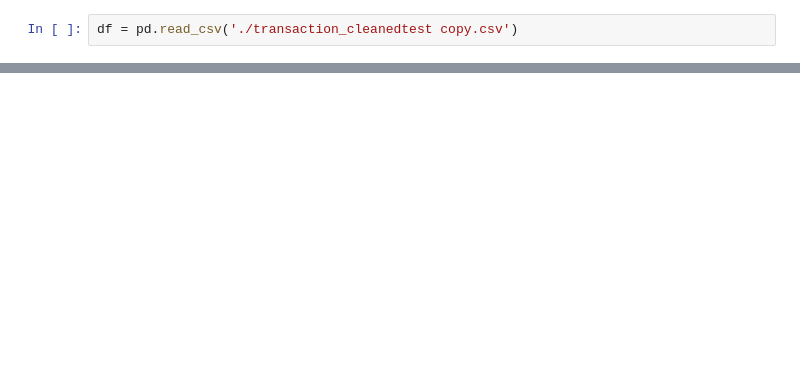
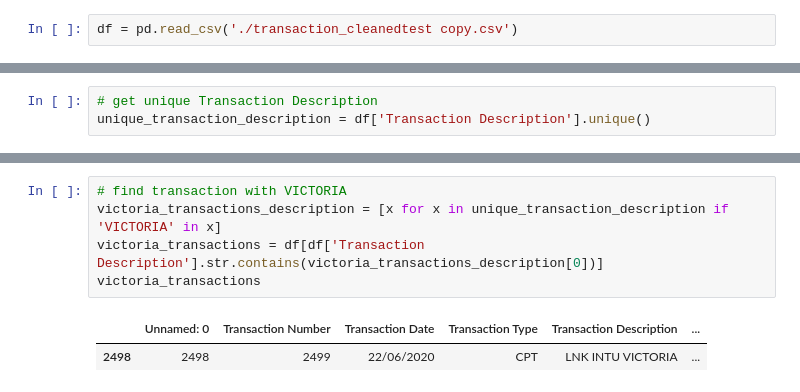
Before and after one commit to TomTomMao/summer-project-msc, a Jupyter notebook: pythonServer/data/data.ipynb, the cells around one changed output, grey strips where cells are left out. Cells and saved outputs as stored; diff of their text form; blank space fills up the shorter version.

Commit message:
add search table row feature

```diff
--- a/pythonServer/data/data.ipynb
+++ b/pythonServer/data/data.ipynb
@@ -24,0 +18,3 @@ df.groupby('Transaction Date').count().sort_values(by='Transaction Number', asce
+# %%
+# get unique Transaction Description
+unique_transaction_description = df['Transaction Description'].unique()
@@ -24,0 +137,8 @@ df.groupby('Transaction Date').count().sort_values(by='Transaction Number', asce
+# %%
+# find transaction with VICTORIA
+victoria_transactions_description = [x for x in unique_transaction_description if 'VICTORIA' in x]
+victoria_transactions = df[df['Transaction Description'].str.contains(victoria_transactions_description[0])]
+victoria_transactions
+# %% [output]
+|  | Unnamed: 0 | Transaction Number | Transaction Date | Transaction Type | Transaction Description | ... |
+| 2498 | 2498 | 2499 | 22/06/2020 | CPT | LNK INTU VICTORIA | ... |
```
Also changed, not shown: parts of 13 cells of this notebook, 1 other file.
